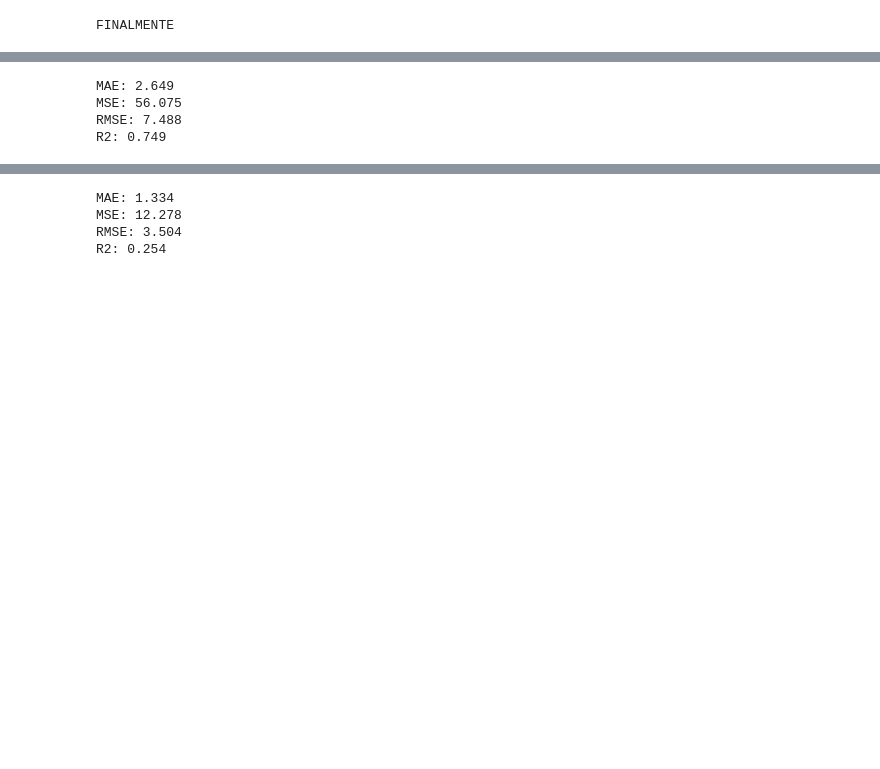
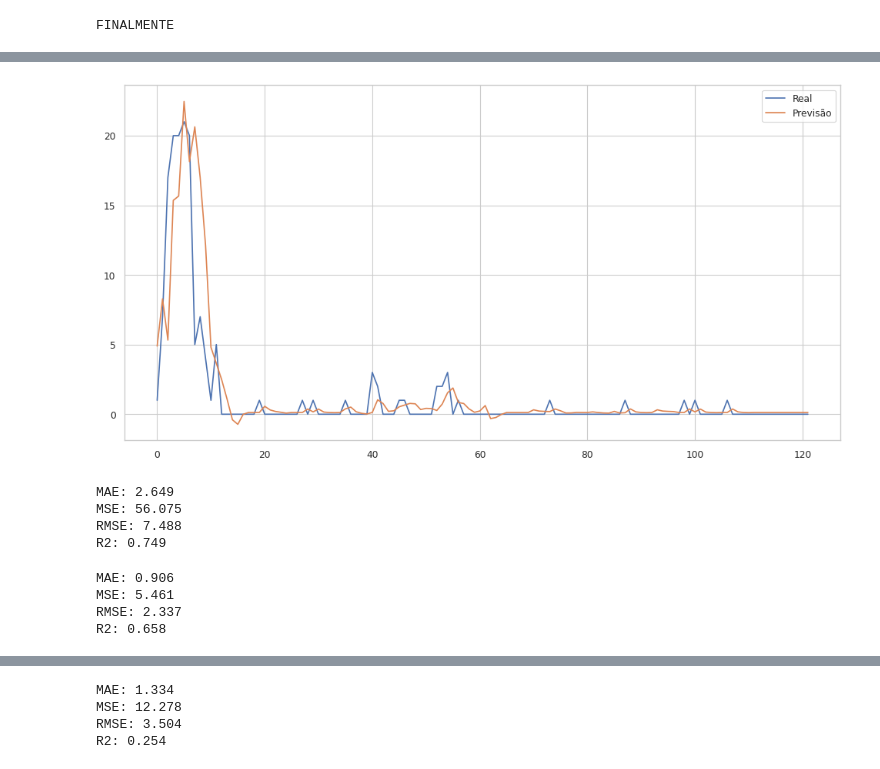
Before and after one commit to higorito/trab-topicos, a Jupyter notebook: novoNot.ipynb, the cells around one changed output, grey strips where cells are left out. Saved outputs shown, nothing was run; the diff lists cells and outputs as text; code cells hidden in the pictures; blank space fills up the shorter version.

```diff
--- a/novoNot.ipynb
+++ b/novoNot.ipynb
@@ -416,7 +416,7 @@ otimizador = tensorflow.keras.optimizers.Adam(learning_rate=0.001)
 
 modelo_treinado.compile(loss='mse', optimizer=otimizador, metrics=['mae'])
 # %%
-new_model = True
+new_model = False
 if (new_model == True):
 
 
@@ -580,5 +545,14 @@ plt.show()
 Test RMSE: 2.535
 [figure]
+# %%
+coluna2=5
+#plotando o grafico no conjunto de teste para a coluna 5 (faixa etaria 20a34)
+plt.plot(y_teste_inverse[:, coluna2], label='Real')
+plt.plot(previsoes_inverse[:, coluna2], label='Previsão')
+plt.legend()
+plt.show()
+# %% [output]
+[figure, added]
 # %%
 #calculando alguns erros para a coluna especificada acima neste caso a coluna 10 (casos totais) e imprimindo na tela
 print('MAE: %.3f' % mean_absolute_error(y_teste_inverse[:,coluna], previsoes_inverse[:,coluna]))
@@ -590,6 +564,18 @@ MAE: 2.649
 MSE: 56.075
 RMSE: 7.488
 R2: 0.749
+# %%
+
+#calculando alguns erros para a coluna especificada acima neste caso a coluna 5 (faixa etaria 20a 34 anos) e imprimindo na tela
+print('MAE: %.3f' % mean_absolute_error(y_teste_inverse[:,coluna2], previsoes_inverse[:,coluna2]))
+print('MSE: %.3f' % mean_squared_error(y_teste_inverse[:,coluna2], previsoes_inverse[:,coluna2]))
+print('RMSE: %.3f' % np.sqrt(mean_squared_error(y_teste_inverse[:,coluna2], previsoes_inverse[:,coluna2])))
+print('R2: %.3f' % r2_score(y_teste_inverse[:,coluna2], previsoes_inverse[:,coluna2]))
+# %% [output]
+MAE: 0.906
+MSE: 5.461
+RMSE: 2.337
+R2: 0.658
 # %%
 #pegando os valores reais e previstos para a coluna especificada acima neste caso a coluna 10 (casos totais)
 y_teste_inverse_flatten = y_teste_inverse[:,coluna].flatten()
```
Also changed, not shown: parts of 17 cells of this notebook, 4 other files.
